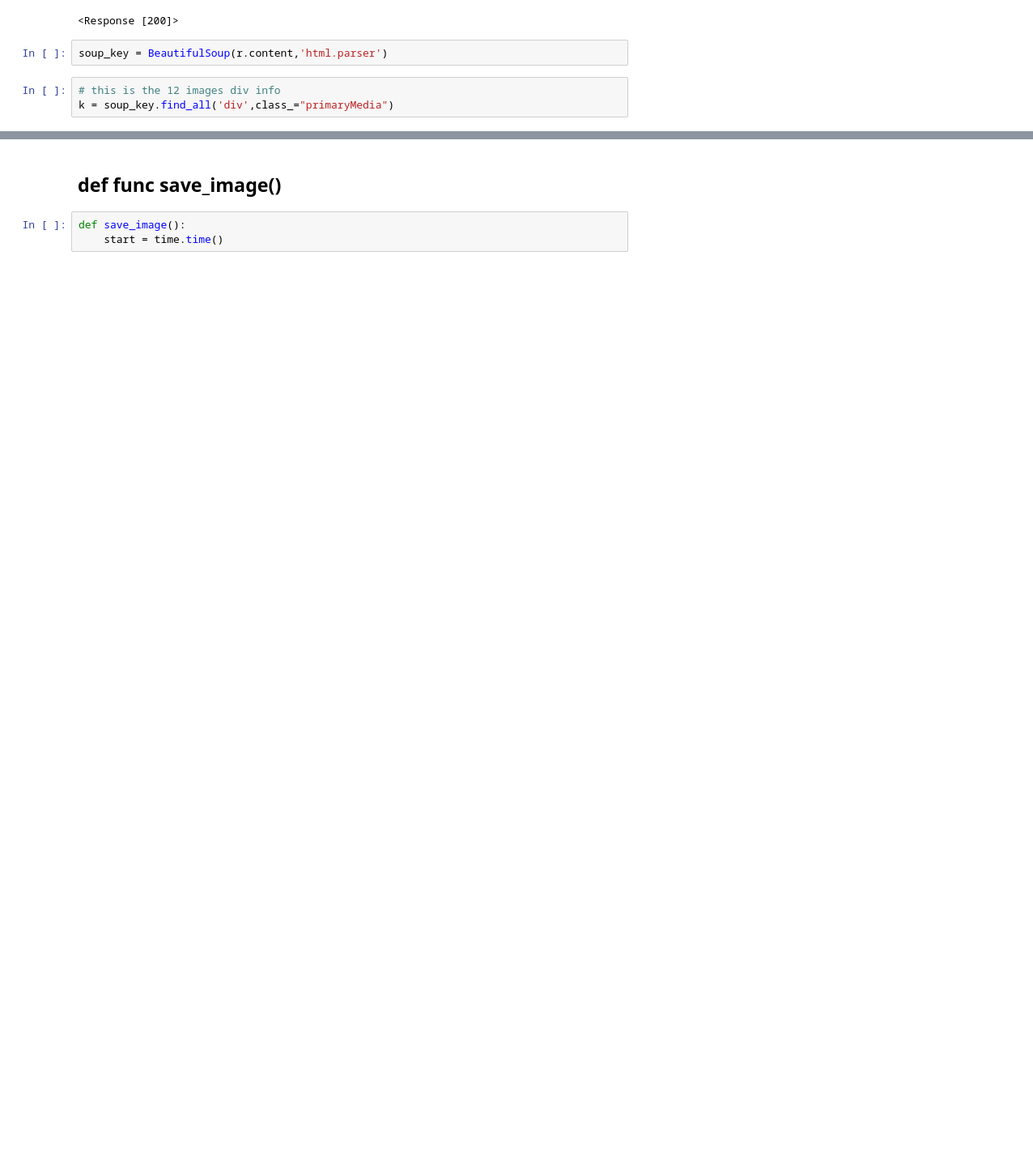
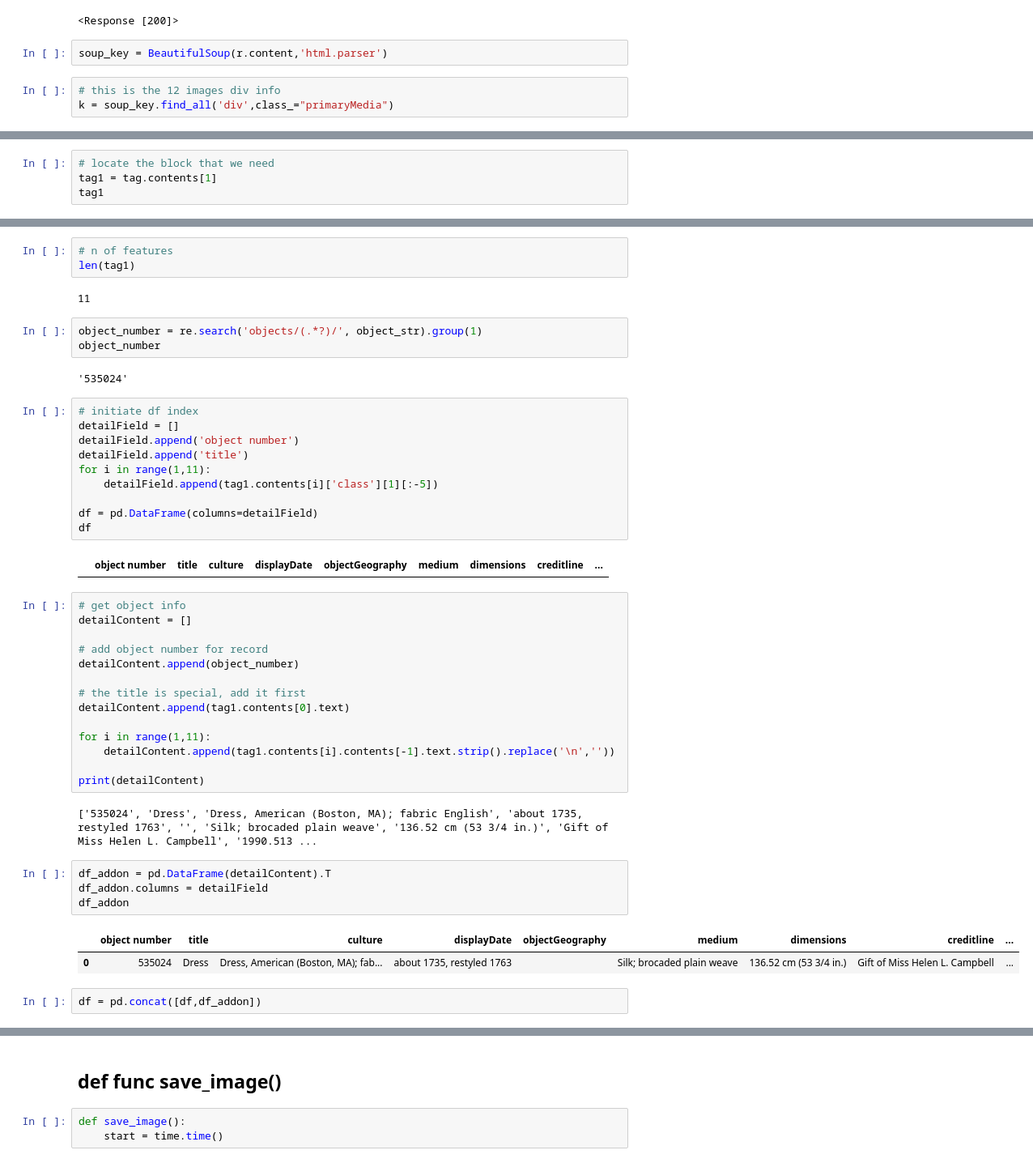
Before and after one commit to vivyhasadream/vintage_clothes_generator, a Jupyter notebook: 2 Data Scraping_MFABoston.ipynb, the cells around one changed output, grey strips where cells are left out. Shown: that part at 81% size. Cells and saved outputs as stored; diff of their text form; blank space fills up the shorter version.

Commit message:
prototype from data scraping of MFA Boston

```diff
--- a/2 Data Scraping_MFABoston.ipynb
+++ b/2 Data Scraping_MFABoston.ipynb
@@ -78,0 +113,4 @@ This image cannot be downloaded.
+# %%
+# locate the block that we need
+tag1 = tag.contents[1]
+tag1
@@ -78,0 +126,47 @@ This image cannot be downloaded.
+# %%
+# n of features
+len(tag1)
+# %% [output]
+11
+# %%
+object_number = re.search('objects/(.*?)/', object_str).group(1)
+object_number
+# %% [output]
+'535024'
+# %%
+# initiate df index
+detailField = []
+detailField.append('object number')
+detailField.append('title')
+for i in range(1,11):
+    detailField.append(tag1.contents[i]['class'][1][:-5])
+
+df = pd.DataFrame(columns=detailField)
+df
+# %% [output]
+|  | object number | title | culture | displayDate | objectGeography | medium | dimensions | creditline | ... |
+# %%
+# get object info
+detailContent = []
+
+# add object number for record
+detailContent.append(object_number)
+
+# the title is special, add it first
+detailContent.append(tag1.contents[0].text)
+
+for i in range(1,11):
+    detailContent.append(tag1.contents[i].contents[-1].text.strip().replace('\n',''))
+
+print(detailContent)
+# %% [output]
+['535024', 'Dress', 'Dress, American (Boston, MA); fabric English', 'about 1735, restyled 1763', '', 'Silk; brocaded plain weave', '136.52 cm (53 3/4 in.)', 'Gift of Miss Helen L. Campbell', '1990.513 ...
+# %%
+df_addon = pd.DataFrame(detailContent).T
+df_addon.columns = detailField
+df_addon
+# %% [output]
+|  | object number | title | culture | displayDate | objectGeography | medium | dimensions | creditline | ... |
+| 0 | 535024 | Dress | Dress, American (Boston, MA); fab... | about 1735, restyled 1763 |  | Silk; brocaded plain weave | 136.52 cm (53 3/4 in.) | Gift of Miss Helen L. Campbell | ... |
+# %%
+df = pd.concat([df,df_addon])
```
Also changed, not shown: parts of 17 cells of this notebook.
